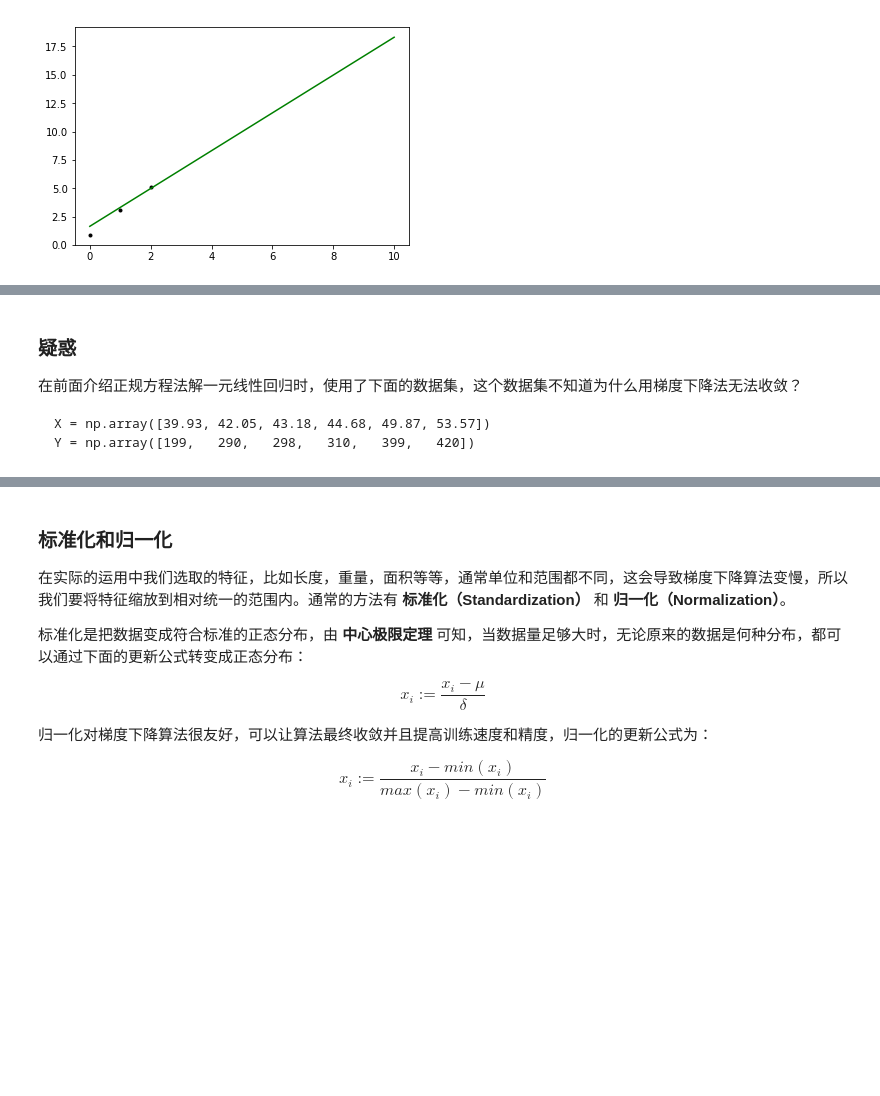
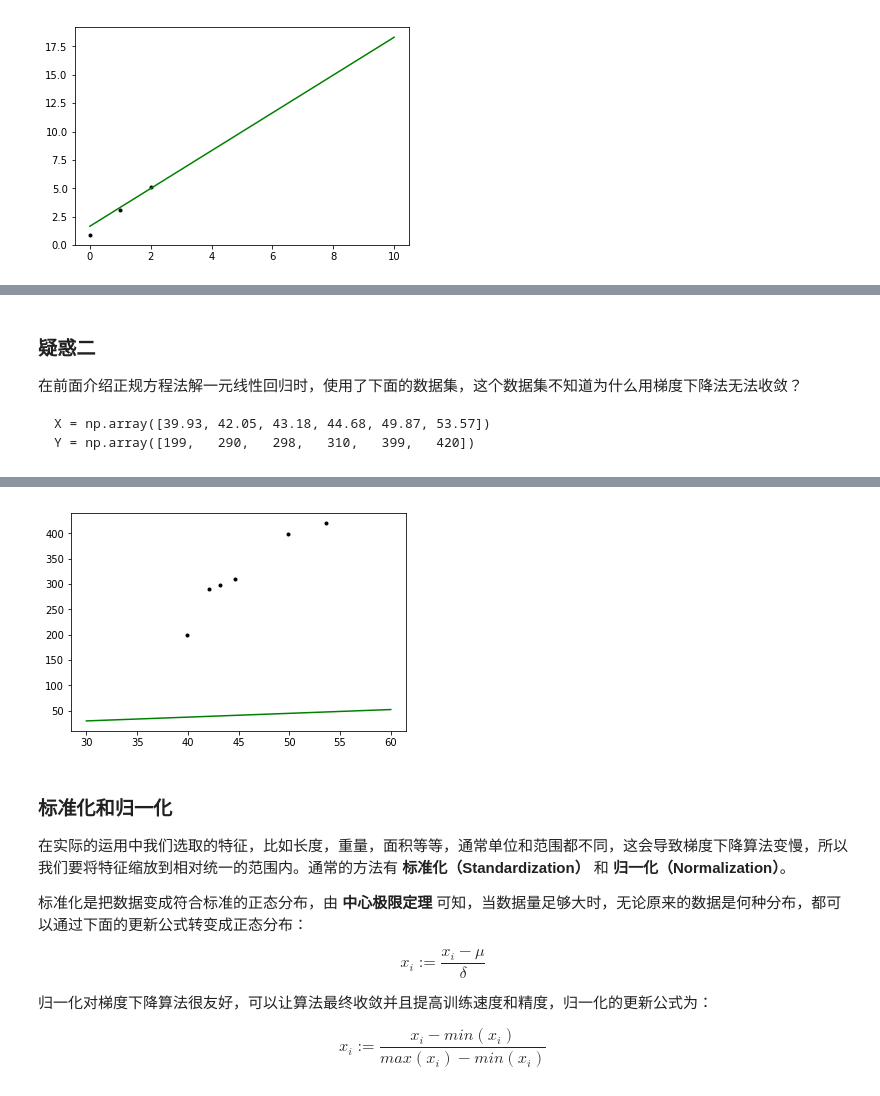
Before and after one commit to aneasystone/ml-notes, a Jupyter notebook: 回归/12. 利用梯度下降法解线性回归.ipynb, the cells around one changed output, grey strips where cells are left out. Drawn from its saved outputs; the diff is of its cells as text; code cells hidden in the pictures; blank space fills up the shorter version.

Commit message:
梯度下降

````diff
--- a/回归/12. 利用梯度下降法解线性回归.ipynb
+++ b/回归/12. 利用梯度下降法解线性回归.ipynb
@@ -197,25 +195,32 @@ TODO: 这里应该是 $\bf{y}-\rm{X}\theta$ 还是 $\rm{X}\theta-\bf{y}$ ？
 我们把上面的代码改成矩阵计算的形式：
 # %%
 import numpy as np
+import matplotlib.pyplot as plt
 
 # 计算损失函数 J 的梯度
 def gradient_function(theta, X, y):
     diff = np.dot(X, theta) - y
-    return (1./m) * np.dot(np.transpose(X), diff)
+    return (1./y.size) * np.dot(np.transpose(X), diff)
 
 # 梯度下降
-def gradient_descent(X, y, eta, theta_init):
+def gradient_descent(X, y, eta, theta_init, max_iter):
     theta = theta_init
+    i = 0
     gradient = gradient_function(theta, X, y)
     while not np.all(np.absolute(gradient) <= 1e-10):
         theta = theta - eta * gradient
+#         print('theta:', theta[0,0], theta[1,0])
+        i += 1
+        if i > max_iter:
+            break
         gradient = gradient_function(theta, X, y)
+#         print('gradient:', gradient[0,0], gradient[1,0])
     return theta
 
 # 损失函数
 def loss_function(theta, X, y):
     diff = np.dot(X, theta) - y
-    return (1./2*m) * np.dot(np.transpose(diff), diff)
+    return (1./2*y.size) * np.dot(np.transpose(diff), diff)
 
 # 数据集
 X0 = np.ones((3, 1))
@@ -226,11 +231,14 @@ y = np.array([0.9, 3.1, 5.1]).reshape(-1, 1)
 # 学习率
 eta = 0.01
 
+# 最大迭代次数
+max_iter = 10000
+
 # 初始值
-theta_init = np.array([1, 1]).reshape(-1, 1)
+theta_init = np.array([0, 0]).reshape(-1, 1)
 
 # 使用梯度下降求解线性回归
-theta = gradient_descent(X, y, eta, theta_init)
+theta = gradient_descent(X, y, eta, theta_init, max_iter)
 print('theta:', theta[0,0], theta[1,0])
 print('loss:', loss_function(theta, X, y))
 
@@ -280,5 +259,5 @@ a = 1.5406240083798064, b = 1.0052519491961363
 # %% [markdown]
-### 疑惑
+### 疑惑二
 
 在前面介绍正规方程法解一元线性回归时，使用了下面的数据集，这个数据集不知道为什么用梯度下降法无法收敛？
 
@@ -286,3 +265,57 @@ a = 1.5406240083798064, b = 1.0052519491961363
 X = np.array([39.93, 42.05, 43.18, 44.68, 49.87, 53.57])
 Y = np.array([199,   290,   298,   310,   399,   420])
 ```
+# %%
+import numpy as np
+import matplotlib.pyplot as plt
+
+# 计算损失函数 J 的梯度
+def gradient_function(theta, X, y):
+    diff = np.dot(X, theta) - y
+    return (1./y.size) * np.dot(np.transpose(X), diff)
+
+# 梯度下降
+def gradient_descent(X, y, eta, theta_init, max_iter):
+    theta = theta_init
+    i = 0
+    gradient = gradient_function(theta, X, y)
+    while not np.all(np.absolute(gradient) <= 1e-10):
+        theta = theta - eta * gradient
+        i += 1
+        if i > max_iter:
+            break
+        gradient = gradient_function(theta, X, y)
+    return theta
+
+# 损失函数
+def loss_function(theta, X, y):
+    diff = np.dot(X, theta) - y
+    return (1./2*y.size) * np.dot(np.transpose(diff), diff)
+
+# 数据集
+X0 = np.ones((6, 1))
+X1 = np.array([39.93, 42.05, 43.18, 44.68, 49.87, 53.57]).reshape(-1, 1)
+X = np.hstack((X0, X1))
+y = np.array([199,   290,   298,   310,   399,   420]).reshape(-1, 1)
+
+# 学习率
+eta = 0.00001
+
+# 最大迭代次数
+max_iter = 10000
+
+# 初始值
+theta_init = np.array([1, 1]).reshape(-1, 1)
+
+# 使用梯度下降求解线性回归
+theta = gradient_descent(X, y, eta, theta_init, max_iter)
+print('theta:', theta[0,0], theta[1,0])
+print('loss:', loss_function(theta, X, y))
+
+# 绘制图形
+plt.plot(X1, y, 'k.')
+x = np.linspace(30, 60, 100)
+y = theta[0,0]*x+theta[1,0]
+plt.plot(x, y, 'g-')
+plt.show()
+# %% [output]
@@ -289,3 +324,4 @@ Y = np.array([199,   290,   298,   310,   399,   420])
+[figure, added]
 # %% [markdown]
 ### 标准化和归一化
 
````
Also changed, not shown: parts of 13 cells of this notebook, 1 other file.
